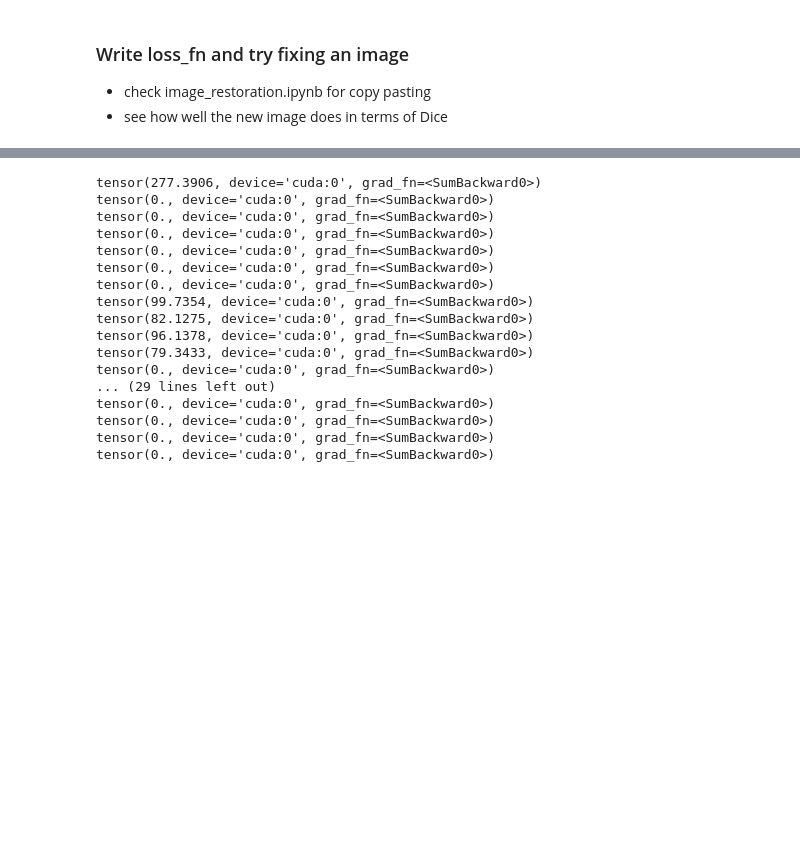
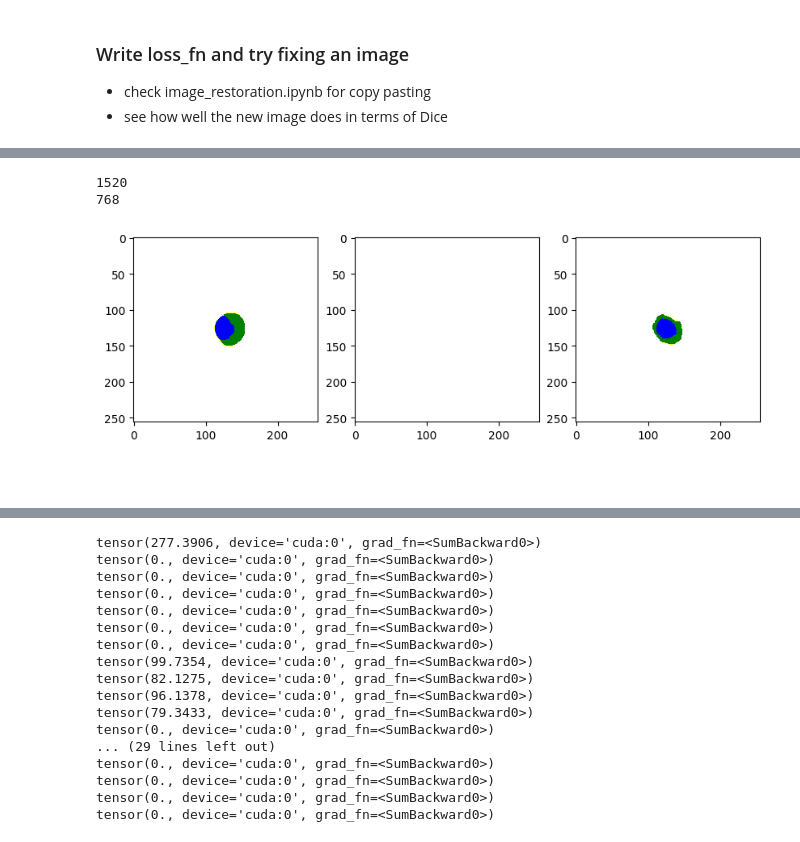
Before and after one commit to MedVisBonn/Segmentation-Distortion, a Jupyter notebook: src/notebooks/mahalanobis_backprop.ipynb, the cells around one changed output, grey strips where cells are left out. Drawn from its saved outputs; the diff is of its cells as text; code cells hidden in the pictures; blank space fills up the shorter version.

```diff
--- a/src/notebooks/mahalanobis_backprop.ipynb
+++ b/src/notebooks/mahalanobis_backprop.ipynb
@@ -286,0 +449,18 @@ def total_variation_loss(img):
+# %%
+output_orig = torch.argmax(unet(img.cuda()), dim=1).squeeze()
+output_restored = torch.argmax(unet(img_restored.cuda()), dim=1).squeeze()
+
+fig, ax = plt.subplots(1, 3, figsize=(10, 5))
+ax[0].imshow(target.cpu().numpy(), cmap=seg_cmap, norm=seg_norm)
+# ax[1].imshow(output_orig.cpu().numpy() != target.cpu().numpy(), cmap='gray')
+# ax[2].imshow(output_restored.cpu().numpy() != target.cpu().numpy(), cmap='gray')
+ax[1].imshow(output_orig.cpu().numpy(), cmap=seg_cmap, norm=seg_norm)
+ax[2].imshow(output_restored.cpu().numpy(), cmap=seg_cmap, norm=seg_norm)
+print((output_orig.cpu().numpy() != target.cpu().numpy()).sum())
+print((output_restored.cpu().numpy() != target.cpu().numpy()).sum())
+# %% [output]
+1520
+768
+[figure, added]
+# %% [markdown]
+###
```
Also changed, not shown: parts of 18 cells of this notebook.
